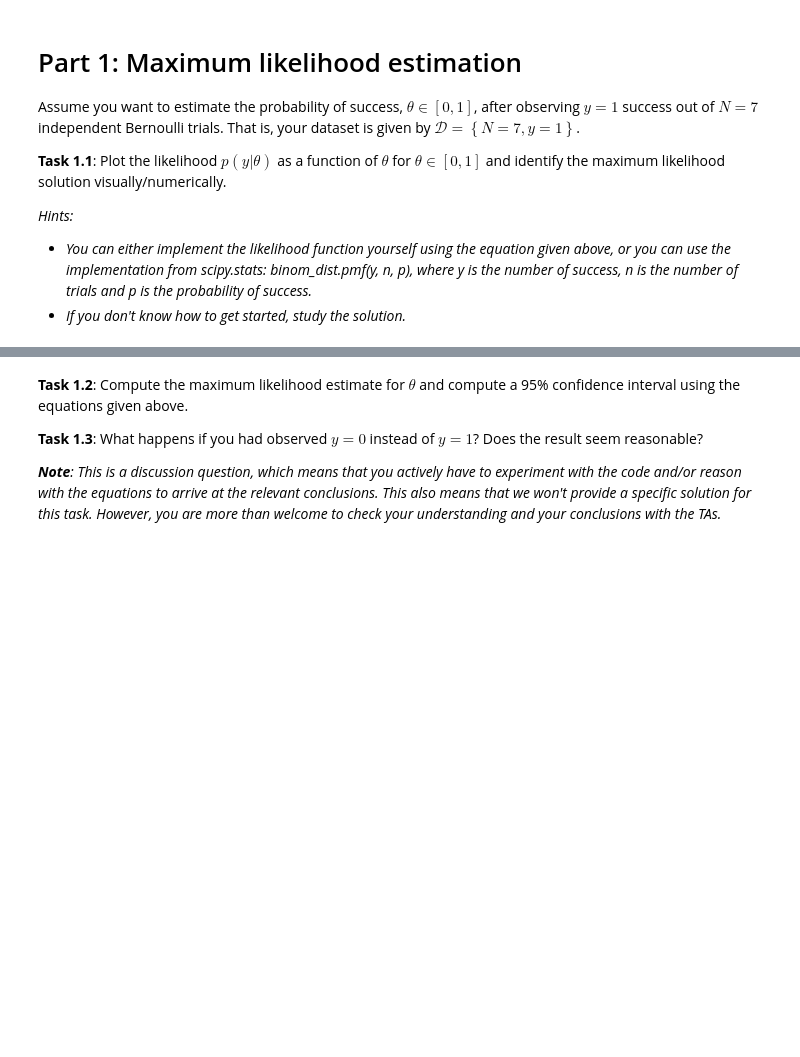
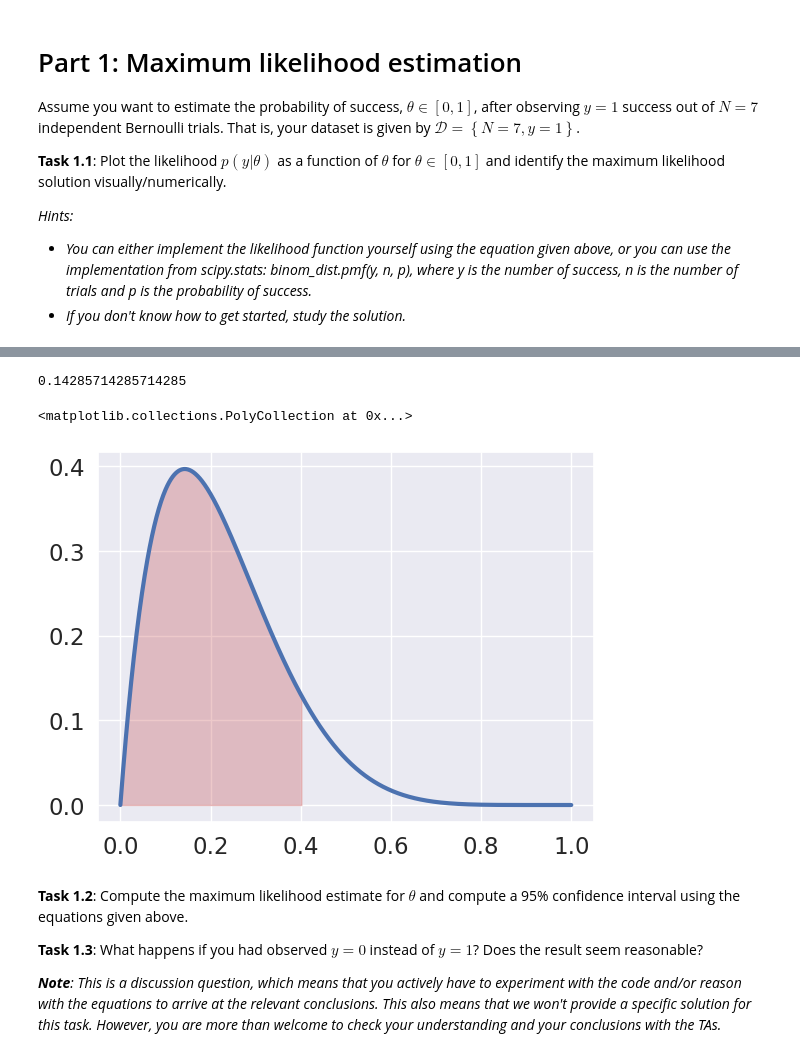
Before and after one commit to DeepEasterbunny/bayesianMachineLearning, a Jupyter notebook: week 1/ex1_handout.ipynb, the cells around one changed output, grey strips where cells are left out. Cells and saved outputs as stored; diff of their text form; code cells hidden in the pictures; blank space fills up the shorter version.

```diff
--- a/week 1/ex1_handout.ipynb
+++ b/week 1/ex1_handout.ipynb
@@ -146,3 +158,22 @@ thetas = jnp.linspace(0, 1, 1000)
+# %%
+# data
+N1 = 7
+y1 = 1
+
+# make grid for plotting the likelihood p(y|theta) in interval [0, 1]
+thetas = jnp.linspace(0, 1, 1000)
+ps = binom_dist.pmf(y1, N1, thetas)
+
+plt.plot(thetas, ps)
+
+theta_hat = y1 / N1
+print(theta_hat)
+confint = jnp.array([-1,1]) * 1.96 * jnp.sqrt(theta_hat * (1 - theta_hat) / N1) + theta_hat
+plt.fill_between(thetas, 0, ps, where=(thetas > confint[0]) & (thetas < confint[1]), alpha=0.3, color='r')
+# %% [output]
+0.14285714285714285
+<matplotlib.collections.PolyCollection at 0x...>
+[figure, added]
 # %% [markdown]
 
 
```
Also changed, not shown: parts of 17 cells of this notebook, 5 other files.
